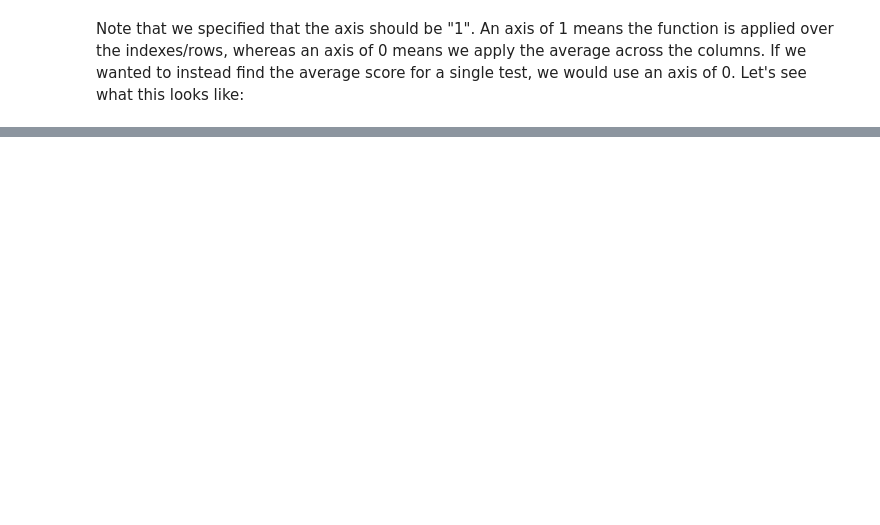
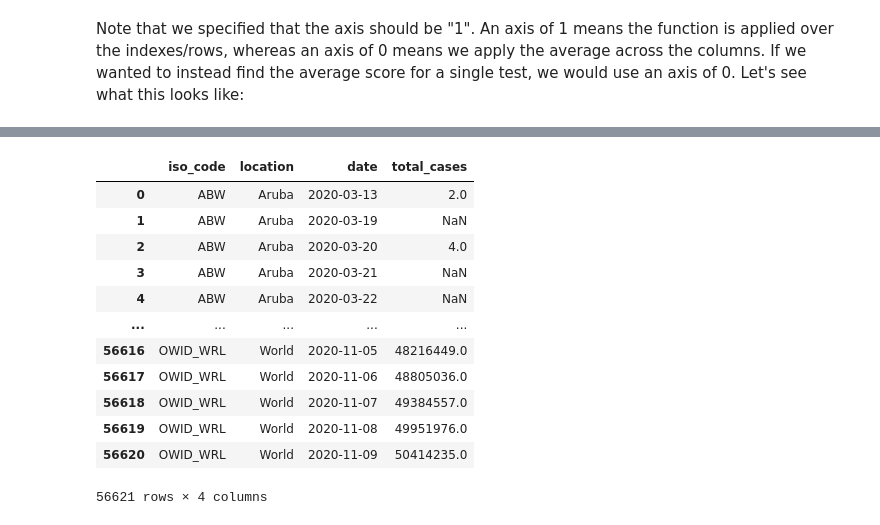
Before and after one commit to UWA-Robotics-Club/workshops, a Jupyter notebook: URC_EWB_PythonWorkshop/URC_x_EWB_Python_Workshop.ipynb, the cells around one changed output, grey strips where cells are left out. Cells and saved outputs as stored; diff of their text form; code cells hidden in the pictures; blank space fills up the shorter version.

```diff
--- a/URC_EWB_PythonWorkshop/URC_x_EWB_Python_Workshop.ipynb
+++ b/URC_EWB_PythonWorkshop/URC_x_EWB_Python_Workshop.ipynb
@@ -380,0 +633,17 @@ fig.show()
+# %%
+minified_df = df[["iso_code","location", "date", "total_cases"]]
+minified_df
+# %% [output]
+|  | iso_code | location | date | total_cases |
+| 0 | ABW | Aruba | 2020-03-13 | 2.0 |
+| 1 | ABW | Aruba | 2020-03-19 | NaN |
+| 2 | ABW | Aruba | 2020-03-20 | 4.0 |
+| 3 | ABW | Aruba | 2020-03-21 | NaN |
+| 4 | ABW | Aruba | 2020-03-22 | NaN |
+| ... | ... | ... | ... | ... |
+| 56616 | OWID_WRL | World | 2020-11-05 | 48216449.0 |
+| 56617 | OWID_WRL | World | 2020-11-06 | 48805036.0 |
+| 56618 | OWID_WRL | World | 2020-11-07 | 49384557.0 |
+| 56619 | OWID_WRL | World | 2020-11-08 | 49951976.0 |
+| 56620 | OWID_WRL | World | 2020-11-09 | 50414235.0 |
+56621 rows × 4 columns
```
Also changed, not shown: parts of 77 cells of this notebook, 1 other file.
